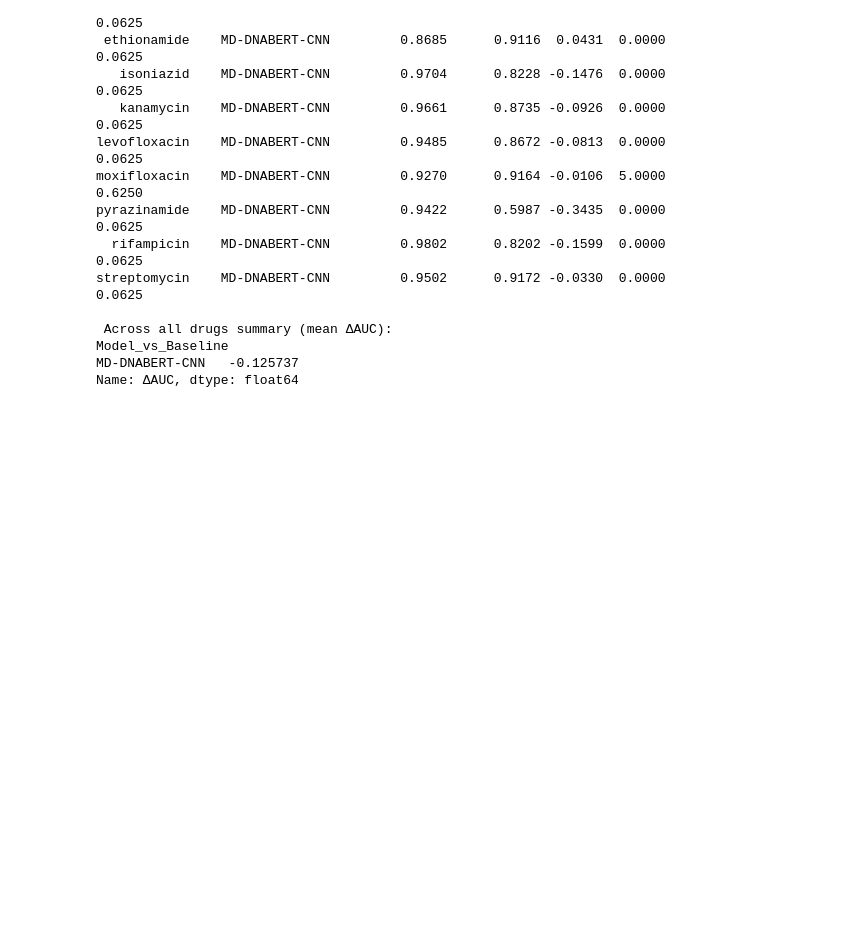
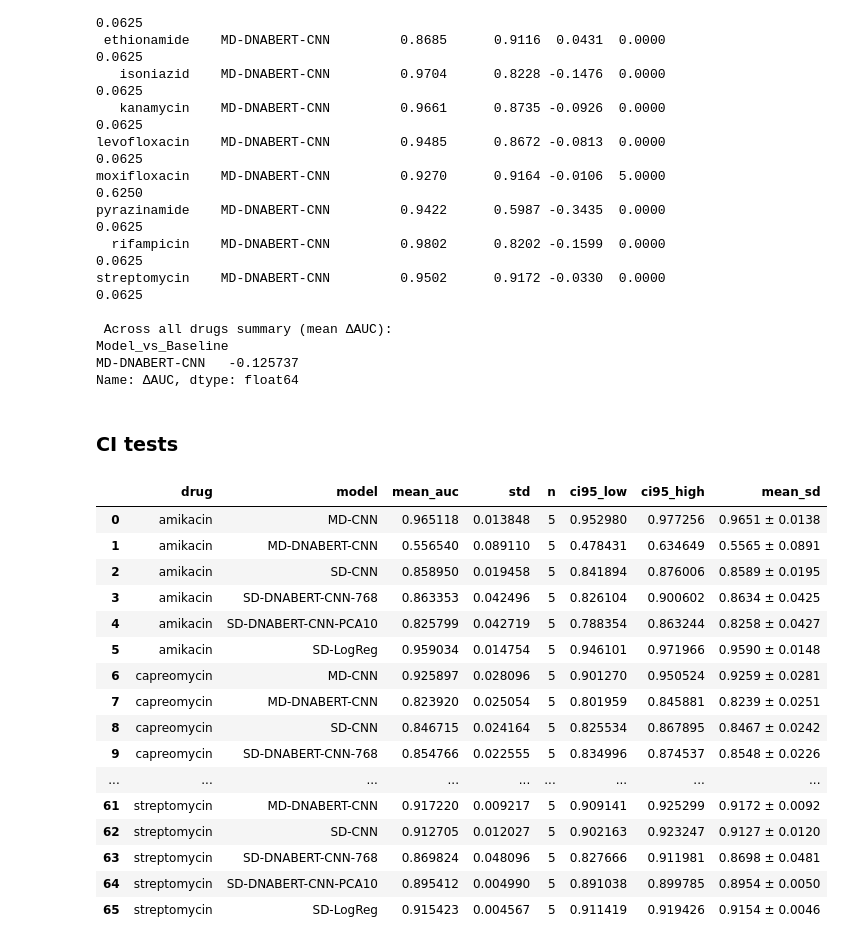
Before and after one commit to SAGE-Lab-UMass/Big-TB-benchmark, a Jupyter notebook: dna-tasks/notebooks/significance_testing.ipynb, the cells around one changed output. Drawn from its saved outputs; the diff is of its cells as text; code cells hidden in the pictures; blank space fills up the shorter version.

Commit message:
added CI tests

```diff
--- a/dna-tasks/notebooks/significance_testing.ipynb
+++ b/dna-tasks/notebooks/significance_testing.ipynb
@@ -521,3 +605,62 @@ streptomycin    MD-DNABERT-CNN         0.9502      0.9172 -0.0330  0.0000      0
 Model_vs_Baseline
 MD-DNABERT-CNN   -0.125737
 Name: ΔAUC, dtype: float64
+# %% [markdown]
+### CI tests
+# %%
+import pandas as pd
+import numpy as np
+
+# === collect all fold-level AUCs into a dataframe ===
+rows = []
+for drug, model_dict in fold_data.items():
+    for model, aucs in model_dict.items():
+        for fold_idx, auc in enumerate(aucs):
+            rows.append({
+                "drug": drug,
+                "model": model,
+                "fold": fold_idx,
+                "auc": auc
+            })
+
+df = pd.DataFrame(rows)
+
+# === compute per-drug summary statistics ===
+summary = (
+    df.groupby(["drug", "model"])
+      .agg(
+          mean_auc=("auc", "mean"),
+          std=("auc", "std"),
+          n=("auc", "count")
+      )
+      .reset_index()
+)
+
+# === 95% CI ===
+summary["ci95_low"]  = summary["mean_auc"] - 1.96 * summary["std"] / np.sqrt(summary["n"])
+summary["ci95_high"] = summary["mean_auc"] + 1.96 * summary["std"] / np.sqrt(summary["n"])
+
+# === Add mean ± sd column (optional pretty format) ===
+summary["mean_sd"] = summary.apply(
+    lambda r: f"{r['mean_auc']:.4f} ± {r['std']:.4f}", axis=1
+)
+
+summary
+# %% [output]
+|  | drug | model | mean_auc | std | n | ci95_low | ci95_high | mean_sd |
+| 0 | amikacin | MD-CNN | 0.965118 | 0.013848 | 5 | 0.952980 | 0.977256 | 0.9651 ± 0.0138 |
+| 1 | amikacin | MD-DNABERT-CNN | 0.556540 | 0.089110 | 5 | 0.478431 | 0.634649 | 0.5565 ± 0.0891 |
+| 2 | amikacin | SD-CNN | 0.858950 | 0.019458 | 5 | 0.841894 | 0.876006 | 0.8589 ± 0.0195 |
+| 3 | amikacin | SD-DNABERT-CNN-768 | 0.863353 | 0.042496 | 5 | 0.826104 | 0.900602 | 0.8634 ± 0.0425 |
+| 4 | amikacin | SD-DNABERT-CNN-PCA10 | 0.825799 | 0.042719 | 5 | 0.788354 | 0.863244 | 0.8258 ± 0.0427 |
+| 5 | amikacin | SD-LogReg | 0.959034 | 0.014754 | 5 | 0.946101 | 0.971966 | 0.9590 ± 0.0148 |
+| 6 | capreomycin | MD-CNN | 0.925897 | 0.028096 | 5 | 0.901270 | 0.950524 | 0.9259 ± 0.0281 |
+| 7 | capreomycin | MD-DNABERT-CNN | 0.823920 | 0.025054 | 5 | 0.801959 | 0.845881 | 0.8239 ± 0.0251 |
+| 8 | capreomycin | SD-CNN | 0.846715 | 0.024164 | 5 | 0.825534 | 0.867895 | 0.8467 ± 0.0242 |
+| 9 | capreomycin | SD-DNABERT-CNN-768 | 0.854766 | 0.022555 | 5 | 0.834996 | 0.874537 | 0.8548 ± 0.0226 |
+| ... | ... | ... | ... | ... | ... | ... | ... | ... |
+| 61 | streptomycin | MD-DNABERT-CNN | 0.917220 | 0.009217 | 5 | 0.909141 | 0.925299 | 0.9172 ± 0.0092 |
+| 62 | streptomycin | SD-CNN | 0.912705 | 0.012027 | 5 | 0.902163 | 0.923247 | 0.9127 ± 0.0120 |
+| 63 | streptomycin | SD-DNABERT-CNN-768 | 0.869824 | 0.048096 | 5 | 0.827666 | 0.911981 | 0.8698 ± 0.0481 |
+| 64 | streptomycin | SD-DNABERT-CNN-PCA10 | 0.895412 | 0.004990 | 5 | 0.891038 | 0.899785 | 0.8954 ± 0.0050 |
+| 65 | streptomycin | SD-LogReg | 0.915423 | 0.004567 | 5 | 0.911419 | 0.919426 | 0.9154 ± 0.0046 |
```
Also changed, not shown: parts of 1 cell of this notebook, 1 other file.
